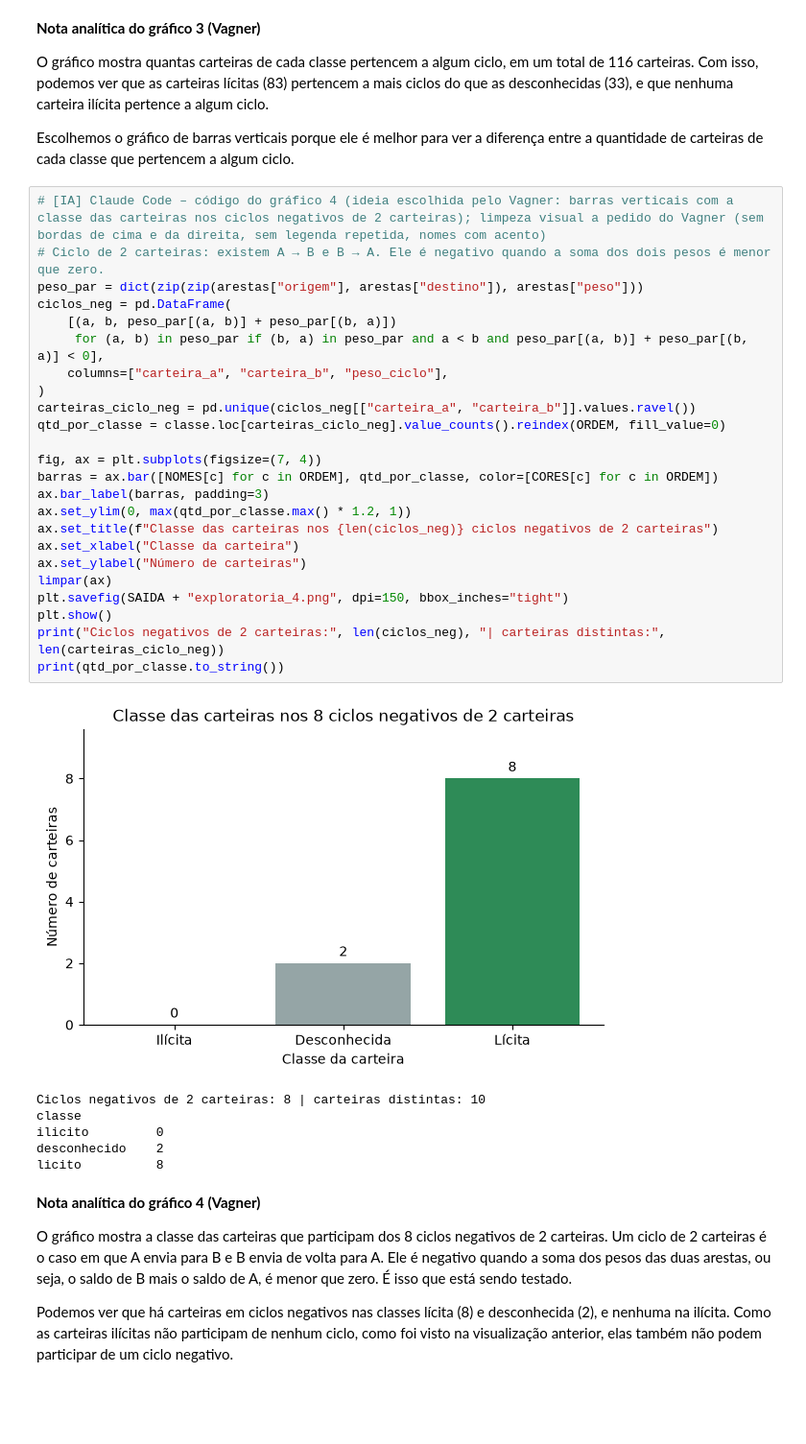
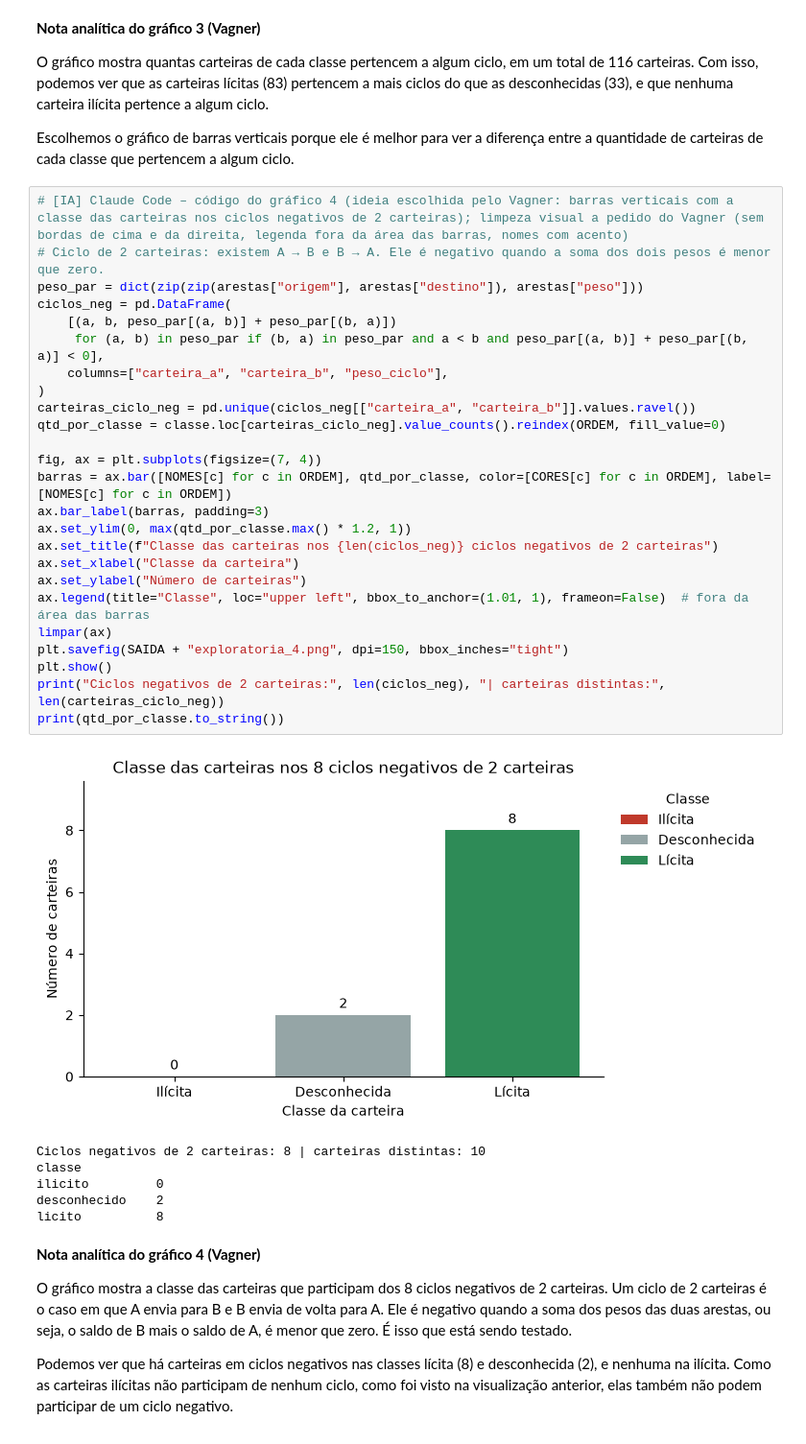
Before and after one commit to davimqz/Projetos-Grafos, a Jupyter notebook: notebooks/avd/01_exploratoria.ipynb, the cells around one changed output. Shown at 96% size. Saved outputs shown, nothing was run; the diff lists cells and outputs as text; blank space fills up the shorter version.

```diff
--- a/notebooks/avd/01_exploratoria.ipynb
+++ b/notebooks/avd/01_exploratoria.ipynb
@@ -853,31 +871,32 @@ O gráfico mostra quantas carteiras de cada classe pertencem a algum ciclo, em u
 
 Escolhemos o gráfico de barras verticais porque ele é melhor para ver a diferença entre a quantidade de carteiras de cada classe que pertencem a algum ciclo.
 # %%
-# [IA] Claude Code – código do gráfico 4 (ideia escolhida pelo Vagner: barras verticais com a classe das carteiras nos ciclos negativos de 2 carteiras); limpeza visual a pedido do Vagner (sem bordas de cima e da direita, sem legenda repetida, nomes com acento)
+# [IA] Claude Code – código do gráfico 4 (ideia escolhida pelo Vagner: barras verticais com a classe das carteiras nos ciclos negativos de 2 carteiras); limpeza visual a pedido do Vagner (sem bordas de cima e da direita, legenda fora da área das barras, nomes com acento)
 # Ciclo de 2 carteiras: existem A → B e B → A. Ele é negativo quando a soma dos dois pesos é menor que zero.
 peso_par = dict(zip(zip(arestas["origem"], arestas["destino"]), arestas["peso"]))
 ciclos_neg = pd.DataFrame(
     [(a, b, peso_par[(a, b)] + peso_par[(b, a)])
      for (a, b) in peso_par if (b, a) in peso_par and a < b and peso_par[(a, b)] + peso_par[(b, a)] < 0],
     columns=["carteira_a", "carteira_b", "peso_ciclo"],
 )
 carteiras_ciclo_neg = pd.unique(ciclos_neg[["carteira_a", "carteira_b"]].values.ravel())
 qtd_por_classe = classe.loc[carteiras_ciclo_neg].value_counts().reindex(ORDEM, fill_value=0)
 
 fig, ax = plt.subplots(figsize=(7, 4))
-barras = ax.bar([NOMES[c] for c in ORDEM], qtd_por_classe, color=[CORES[c] for c in ORDEM])
+barras = ax.bar([NOMES[c] for c in ORDEM], qtd_por_classe, color=[CORES[c] for c in ORDEM], label=[NOMES[c] for c in ORDEM])
 ax.bar_label(barras, padding=3)
 ax.set_ylim(0, max(qtd_por_classe.max() * 1.2, 1))
 ax.set_title(f"Classe das carteiras nos {len(ciclos_neg)} ciclos negativos de 2 carteiras")
 ax.set_xlabel("Classe da carteira")
 ax.set_ylabel("Número de carteiras")
+ax.legend(title="Classe", loc="upper left", bbox_to_anchor=(1.01, 1), frameon=False)  # fora da área das barras
 limpar(ax)
 plt.savefig(SAIDA + "exploratoria_4.png", dpi=150, bbox_inches="tight")
 plt.show()
 print("Ciclos negativos de 2 carteiras:", len(ciclos_neg), "| carteiras distintas:", len(carteiras_ciclo_neg))
 print(qtd_por_classe.to_string())
 # %% [output]
-[figure, old version]
+[figure, new version]
 Ciclos negativos de 2 carteiras: 8 | carteiras distintas: 10
 classe
 ilicito         0
```
Also changed, not shown: parts of 5 cells of this notebook, 5 other files.
